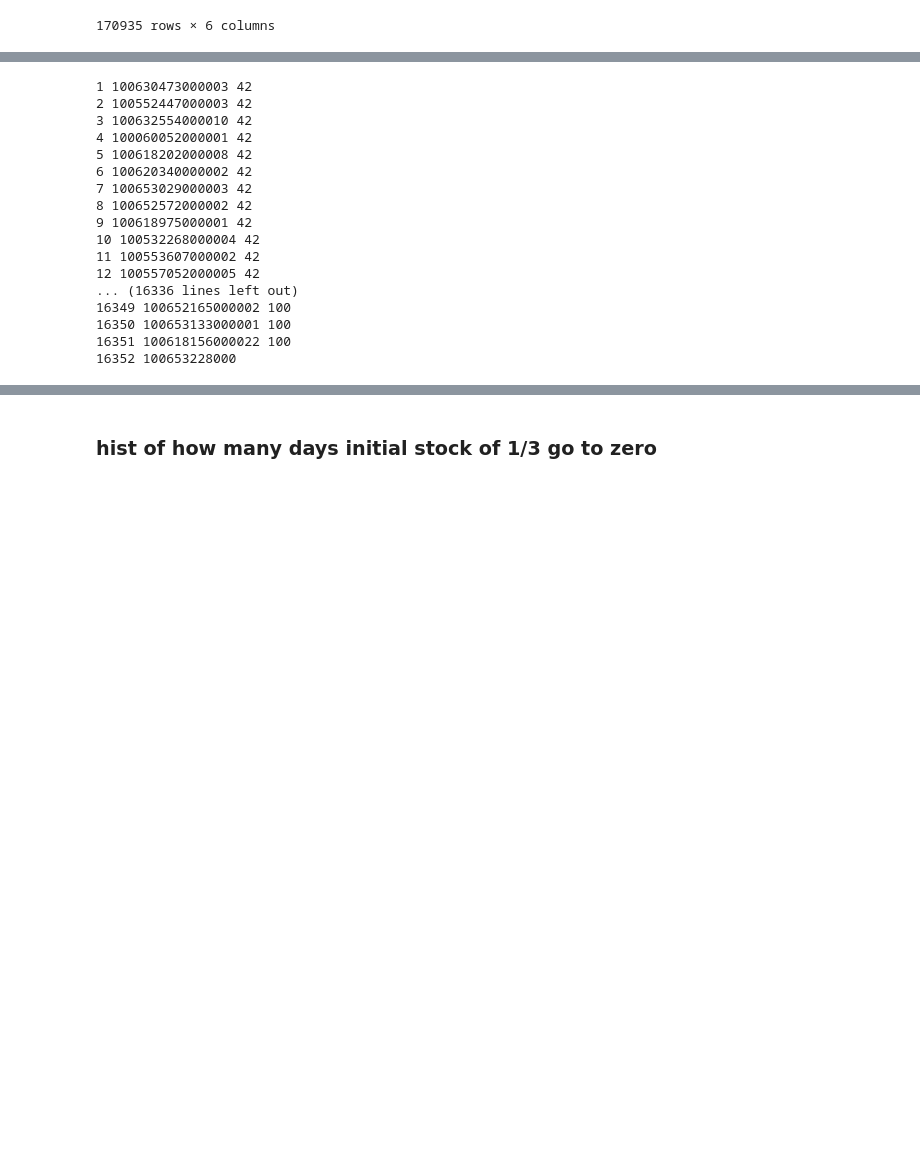
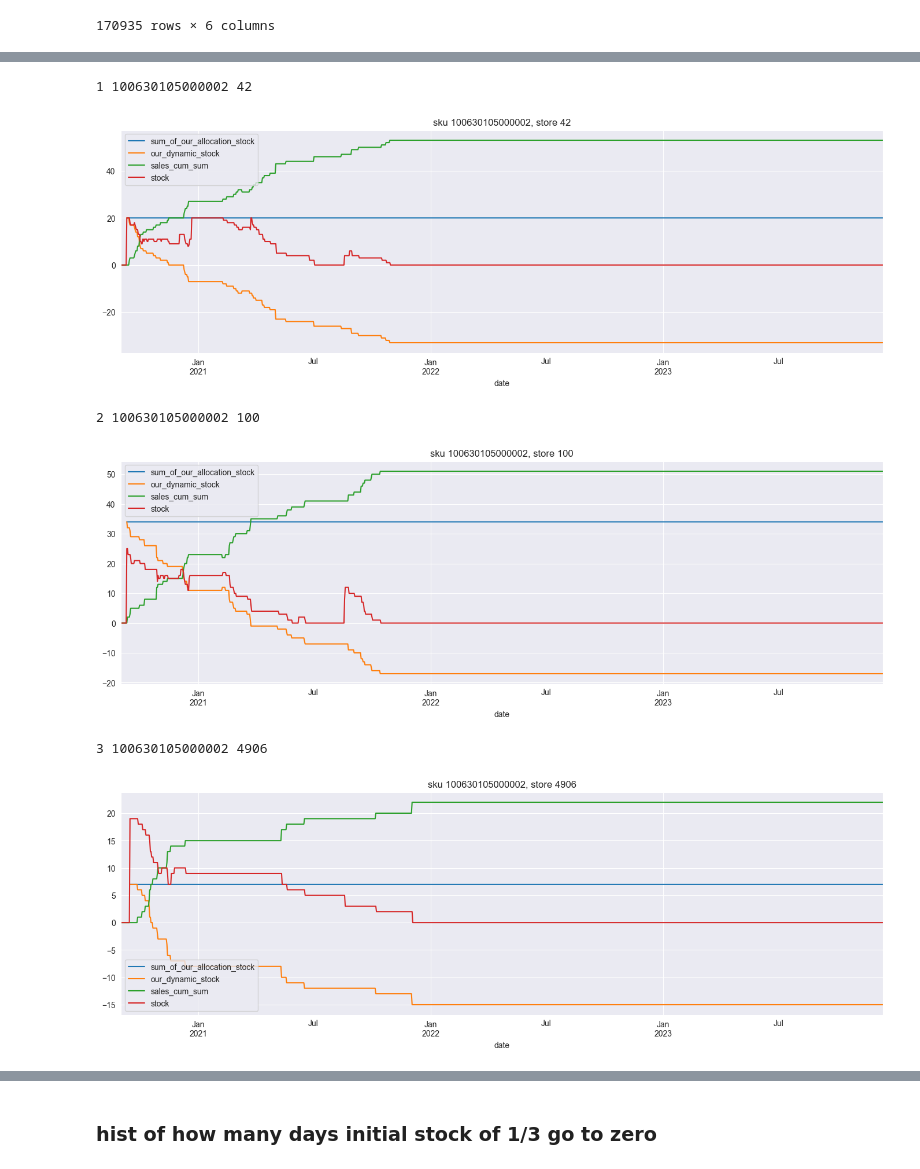
Before and after one commit to SDattaAi/sdatta-nlp, a Jupyter notebook: palmers_fashion/benchmark_stores_100_42_4906.ipynb, the cells around one changed output, grey strips where cells are left out. Saved outputs shown, nothing was run; the diff lists cells and outputs as text; code cells hidden in the pictures; blank space fills up the shorter version.

```diff
--- a/palmers_fashion/benchmark_stores_100_42_4906.ipynb
+++ b/palmers_fashion/benchmark_stores_100_42_4906.ipynb
@@ -453,57 +449,46 @@ dict_when_our_stock_go_to_zero = {}
 i = 0
 for store in ['42', '100', '4906']:
     dict_when_our_stock_go_to_zero[store] = {}
-    for sku in sku_list:
+    for sku in ['100630105000002']:
 
         i += 1
         print(i, sku, store)
         sku_store_df_step = sku_store_df_step_g.get_group((sku, store))
         # find in stock the first time that is not zero
         if len(sku_store_df_step[sku_store_df_step["stock"]>0]) == 0:
             continue
         first_stock = sku_store_df_step[sku_store_df_step["stock"]>0]["stock"].iloc[0]
         # nan in our_stock if before first stock
         sku_store_df_step.loc[sku_store_df_step["date"]<sku_store_df_step[sku_store_df_step["stock"]>0]["date"].iloc[0], "sum_of_our_allocation_stock"] = np.nan
         # add number of days from first stock 1 2 3 4 5 6 7 8 9 10
         sku_store_df_step['days_from_first_stock'] = np.nan
         sku_store_df_step.loc[sku_store_df_step["date"]>=sku_store_df_step[sku_store_df_step["stock"]>0]["date"].iloc[0], "days_from_first_stock"] = sku_store_df_step[sku_store_df_step["date"]>=sku_store_df_step[sku_store_df_step["stock"]>0]["date"].iloc[0]].index - sku_store_df_step[sku_store_df_step["stock"]>0].index[0]
 
         sku_store_df_step['sales_cum_sum'] = sku_store_df_step['sales'].cumsum()
       #  sku_store_df_step['sales_normalized_by_days'] = sku_store_df_step['sales_cum_sum'] / sku_store_df_step['days_from_first_stock']
         sku_store_df_step['our_dynamic_stock'] = sku_store_df_step['sum_of_our_allocation_stock'] - sku_store_df_step['sales_cum_sum']
-        # sku_store_df_step.set_index('date')[['sum_of_our_allocation_stock','our_dynamic_stock', 'sales_cum_sum','stock']].plot(figsize=(17, 5))
-        # plt.title(f"sku {sku}, store {store}")
-        # plt.show()
-        #dict_when_our_stock_go_to_zero[store][sku] =
+        sku_store_df_step.set_index('date')[['sum_of_our_allocation_stock','our_dynamic_stock', 'sales_cum_sum','stock']].plot(figsize=(17, 5))
+        plt.title(f"sku {sku}, store {store}")
+        plt.show()
+        dict_when_our_stock_go_to_zero[store][sku] = {}
         if sku_store_df_step.dropna(subset='our_dynamic_stock')['our_dynamic_stock'].iloc[0] > 0 :
             sku_store_df_step_no_na = sku_store_df_step.dropna(subset='our_dynamic_stock')
             if len(sku_store_df_step_no_na[sku_store_df_step_no_na['our_dynamic_stock'] <= 0]) > 0:
                 value_of_days_to_zero_our_stock =  sku_store_df_step_no_na[sku_store_df_step_no_na['our_dynamic_stock'] <= 0]['days_from_first_stock'].iloc[0]
                 if value_of_days_to_zero_our_stock > 365:
                     value_of_days_to_zero_our_stock = 365
                 if value_of_days_to_zero_our_stock == 1:
                     if sku_store_df_step_no_na['stock'].iloc[0] == 1:
                         continue
 
 
                 dict_when_our_stock_go_to_zero[store][sku] = value_of_days_to_zero_our_stock
 # %% [output]
-1 100630473000003 42
-2 100552447000003 42
-3 100632554000010 42
-4 100060052000001 42
-5 100618202000008 42
-6 100620340000002 42
-7 100653029000003 42
-8 100652572000002 42
-9 100618975000001 42
-10 100532268000004 42
-11 100553607000002 42
-12 100557052000005 42
-... (16336 lines left out)
-16349 100652165000002 100
-16350 100653133000001 100
-16351 100618156000022 100
-16352 100653228000
+1 100630105000002 42
+[figure, added]
+2 100630105000002 100
+[figure, added]
+3 100630105000002 4906
+[figure, added]
 # %%
 sku_store_df_step.iloc[:20]
```
Also changed, not shown: parts of 16 cells of this notebook, 1 other file.
